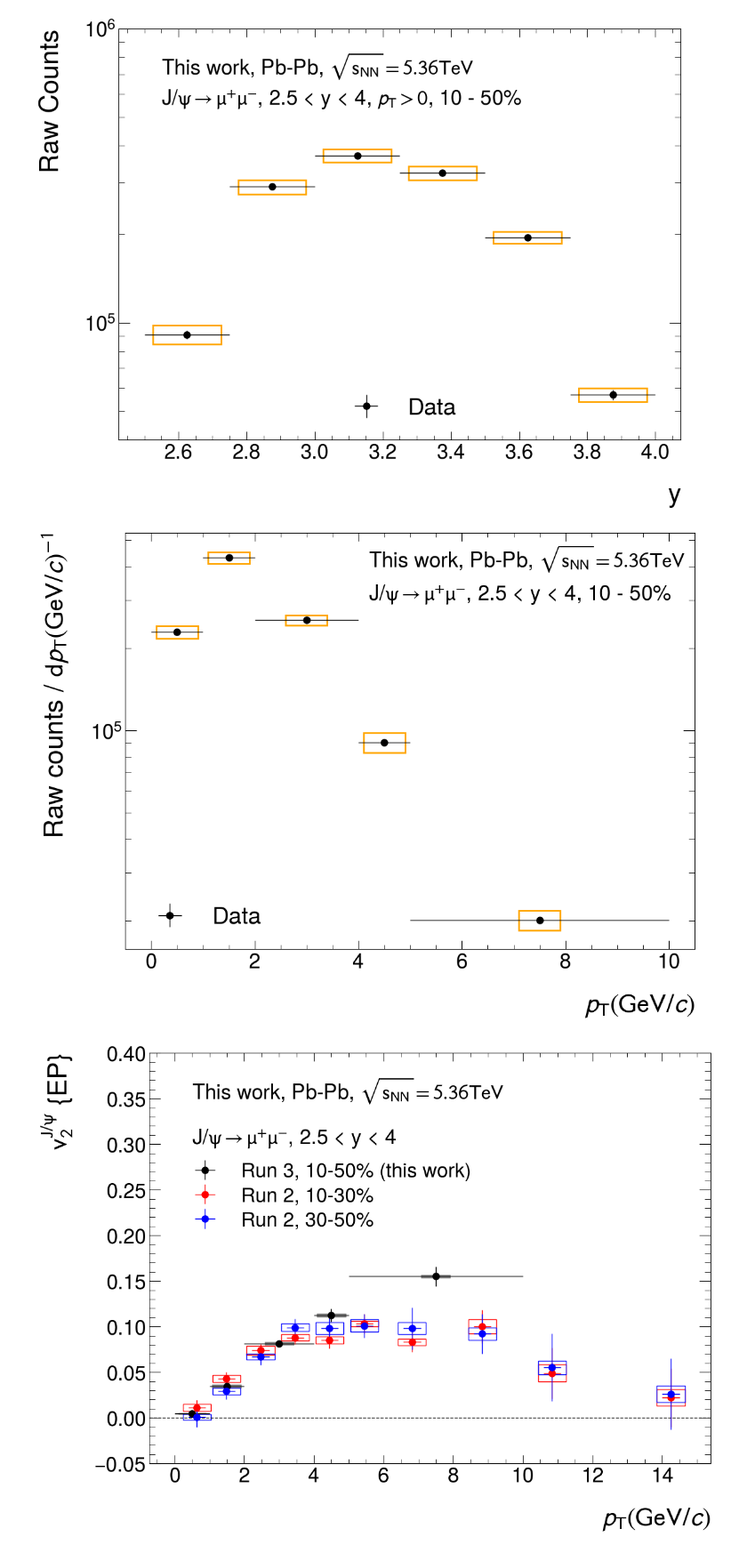
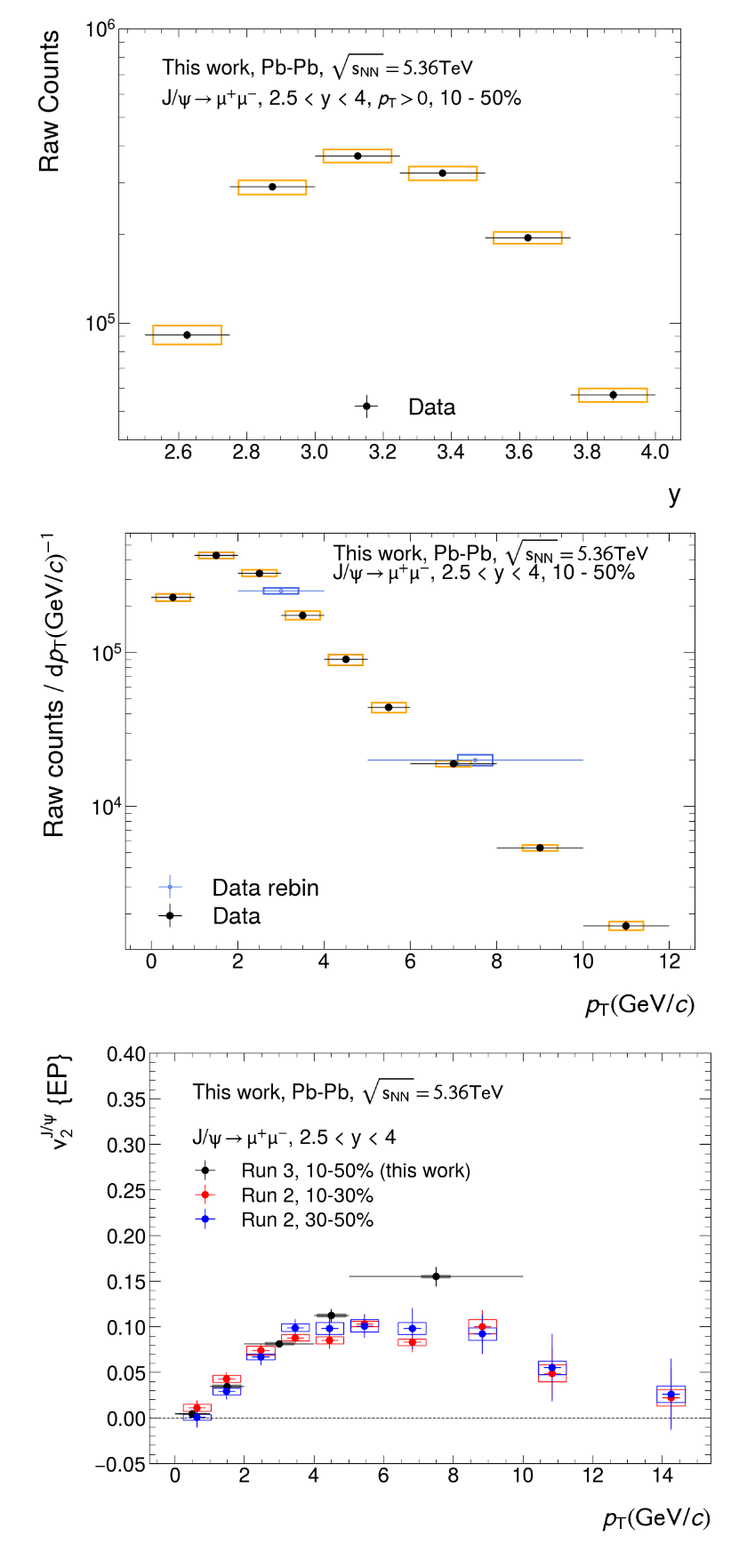
Before and after one commit to lucamicheletti93/jpsi_flow_run3, a Jupyter notebook: utils/plot_results.ipynb, the cells around one changed output. Shown at 89% size. Cells and saved outputs as stored; diff of their text form; code cells hidden in the pictures.

Commit message:
Adding rebinned pT signal extraction

```diff
--- a/utils/plot_results.ipynb
+++ b/utils/plot_results.ipynb
@@ -26,6 +26,15 @@ err_pt = (pt_max - pt_min) / 2.
 sig_jpsi_vs_pt = df_sig_jpsi_vs_pt["val"] / (2 * err_pt)
 stat_sig_jpsi_vs_pt = df_sig_jpsi_vs_pt["stat"] / (2 * err_pt)
 syst_sig_jpsi_vs_pt = df_sig_jpsi_vs_pt["syst"] / (2 * err_pt)
+
+df_sig_jpsi_vs_pt_rebin = pd.read_csv('/Users/lucamicheletti/GITHUB/jpsi_flow_run3/results/sig_Jpsi_vs_pt_10_50_rebin.txt', sep=' ')
+pt_min_rebin = df_sig_jpsi_vs_pt_rebin["x_min"]
+pt_max_rebin = df_sig_jpsi_vs_pt_rebin["x_max"]
+pt_rebin = (pt_min_rebin + pt_max_rebin) / 2.
+err_pt_rebin = (pt_max_rebin - pt_min_rebin) / 2.
+sig_jpsi_vs_pt_rebin = df_sig_jpsi_vs_pt_rebin["val"] / (2 * err_pt_rebin)
+stat_sig_jpsi_vs_pt_rebin = df_sig_jpsi_vs_pt_rebin["stat"] / (2 * err_pt_rebin)
+syst_sig_jpsi_vs_pt_rebin = df_sig_jpsi_vs_pt_rebin["syst"] / (2 * err_pt_rebin)
 
 df_sig_jpsi_vs_rap = pd.read_csv('/Users/lucamicheletti/GITHUB/jpsi_flow_run3/results/sig_Jpsi_vs_rap_10_50.txt', sep=' ')
 rap_min = df_sig_jpsi_vs_rap["x_min"]
@@ -73,20 +82,22 @@ plt.show()
 # %%
 # Creating histogram
 fig, ax = plt.subplots()
-plot_syst(pt, 0.4, sig_jpsi_vs_pt, syst_sig_jpsi_vs_pt, ax, 'orange', 2)
+plot_syst(pt, 0.4, sig_jpsi_vs_pt, syst_sig_jpsi_vs_pt, ax, 'royalblue', 2)
+plot_syst(pt_rebin, 0.4, sig_jpsi_vs_pt_rebin, syst_sig_jpsi_vs_pt_rebin, ax, 'orange', 2)
 
 plt.xlabel(r'$\it{p}_{\rm{T}} (\rm{GeV}/\it{c})$')
 plt.ylabel(r'Raw counts / $\rm{d}\it{p}_{\rm{T}} (\rm{GeV}/\it{c})^{-1}$')
 plt.yscale('log')
-plt.errorbar(pt, sig_jpsi_vs_pt, xerr=err_pt, yerr=stat_sig_jpsi_vs_pt, label="Data", fmt='o', color='black', ecolor='black')
+plt.errorbar(pt, sig_jpsi_vs_pt, xerr=err_pt, yerr=stat_sig_jpsi_vs_pt, label="Data rebin", fmt='.', color='royalblue', ecolor='royalblue', mfc='none')
+plt.errorbar(pt_rebin, sig_jpsi_vs_pt_rebin, xerr=err_pt_rebin, yerr=stat_sig_jpsi_vs_pt_rebin, label="Data", fmt='o', color='black', ecolor='black')
 #plt.errorbar(pt, sig_jpsi_vs_pt, yerr=syst_sig_jpsi_vs_pt, label="syst. error", fmt='o', color='black', ecolor='orange', alpha=0.5, elinewidth=50, capsize=0)
 plt.legend(loc='lower left')
 plt.text(4.2, 4e5, r'This work, Pb-Pb, $\sqrt{s_{\rm{NN}}} = 5.36 TeV$', fontsize=25)
 plt.text(4.2, 3e5, r'J/$\psi\rightarrow\mu^{+}\mu^{-}$, 2.5 < y < 4, 10 - 50%', fontsize=25)
 plt.savefig("/Users/lucamicheletti/GITHUB/jpsi_flow_run3/figures/sig_jpsi_vs_pt_centr_10_50.pdf", format="pdf", bbox_inches="tight")
 plt.show()
 # %% [output]
-[figure, old version]
+[figure, new version]
 # %%
 # Creating histogram
 fig, ax = plt.subplots()
```
Also changed, not shown: 3 other files.
